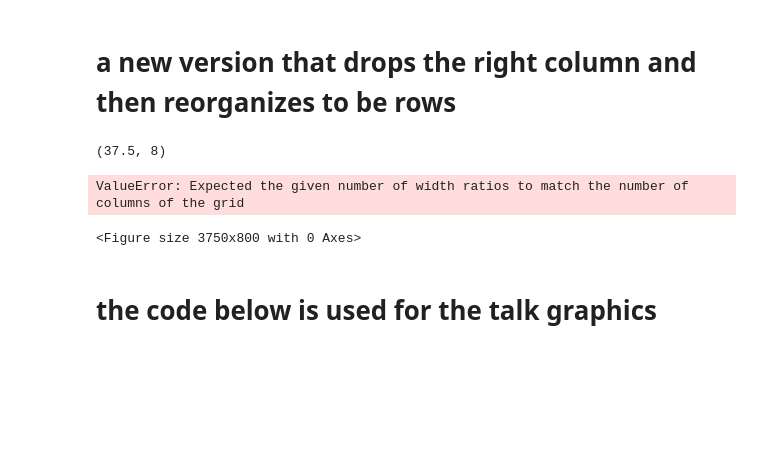
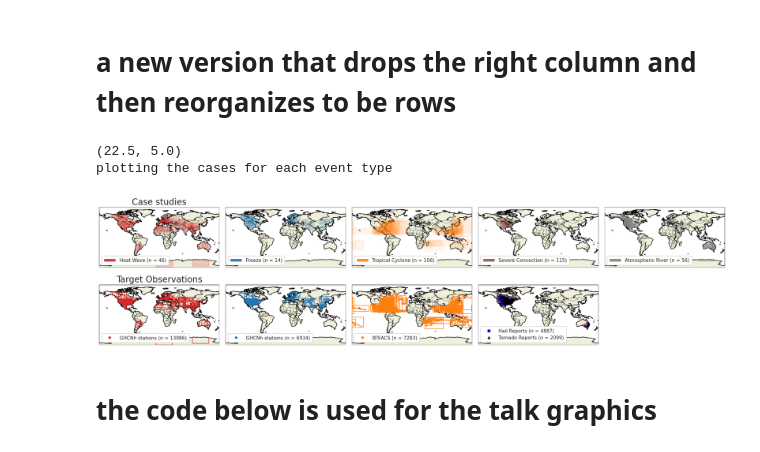
Before and after one commit to amymcgovern/extreme-weather-bench-paper, a Jupyter notebook: notebooks/figure1.ipynb, the cells around one changed output. Cells and saved outputs as stored; diff of their text form; code cells hidden in the pictures; blank space fills up the shorter version.

```diff
--- a/notebooks/figure1.ipynb
+++ b/notebooks/figure1.ipynb
@@ -374,7 +374,7 @@ plotting the cases for each event type
 # %%
 n_rows = 2
 n_cols = 5
-figsize = (7.5 * n_cols, 4 * n_rows)
+figsize = (4.5 * n_cols, 2.5 * n_rows)
 print(figsize)
 
 # Create figure first
@@ -385,8 +385,7 @@ fig = plt.figure(figsize=figsize)
 # Use negative hspace to compress vertical spacing (negative values allow overlap)
 gs = GridSpec(n_rows, n_cols, figure=fig,
               left=0.05, right=0.95, top=0.98, bottom=0.02,
-              wspace=0.15, hspace=0.3,
-              width_ratios=[1, 1])  # Equal column widths so all panels have same aspect ratio
+              wspace=0.05, hspace=0.1)  # Equal column widths so all panels have same aspect ratio
 
 # Create all subplots with a cartopy projection
 axs = []
@@ -447,42 +446,38 @@ plot_utils.plot_all_cases_and_obs(
     event_type="heat_wave",
     targets=case_operators_with_targets_established,
     ax=axs[1, 0],
     title = 'Target Observations',
 )
 plot_utils.plot_all_cases_and_obs(
     ewb_cases,
     event_type="freeze",
     targets=case_operators_with_targets_established,
     ax=axs[1, 1],
     title = '',
 )
 plot_utils.plot_all_cases_and_obs(
     ewb_cases,
     event_type="tropical_cyclone",
     targets=case_operators_with_targets_established,
     ax=axs[1, 2],
     title = '',
 )
 plot_utils.plot_all_cases_and_obs(
     ewb_cases,
     event_type="severe_convection",
     targets=case_operators_with_targets_established,
     ax=axs[1, 3],
     title = '',
 )
-# pp.plot_all_cases_and_obs(
-#     ewb_cases,
-#     event_type="atmospheric_river",
-#     targets=case_operators_with_targets_established,
-#     ax=axs[4, 1],
-# )
 
+# turn off the final axes
+axs[1,4].axis('off')
 
 fig.savefig(basepath + "graphics/paper/figure1b.png", dpi=300)
 # %% [output]
-(37.5, 8)
+(22.5, 5.0)
+plotting the cases for each event type
-ValueError: Expected the given number of width ratios to match the number of columns of the grid
-<Figure size 3750x800 with 0 Axes>
+[figure, added]
 # %% [markdown]
 # the code below is used for the talk graphics
 # %%
```
Also changed, not shown: 9 other files.
